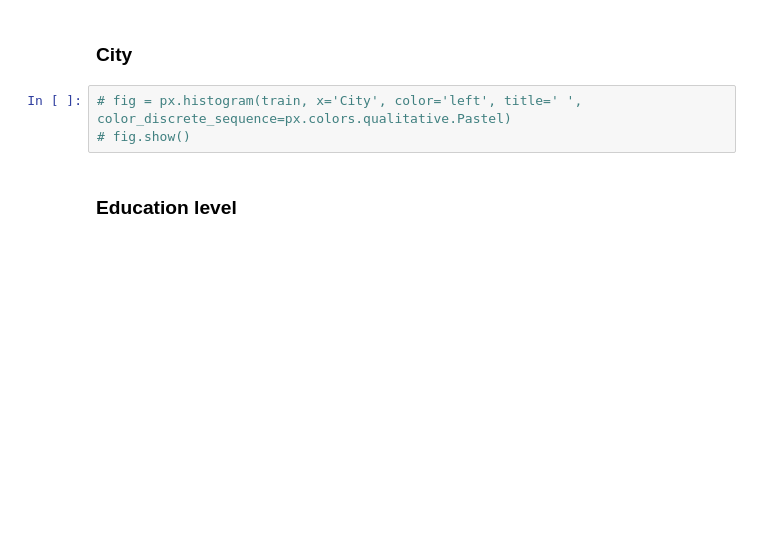
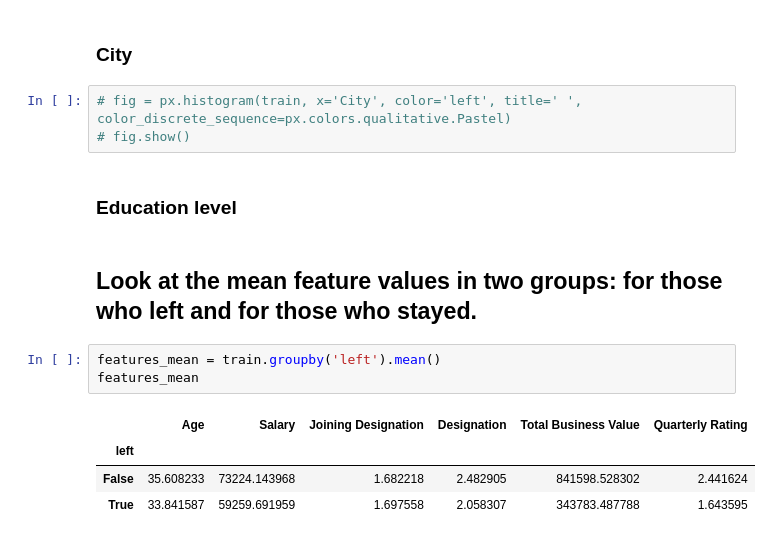
Before and after one commit to anniepank/Hackathon, a Jupyter notebook: Employees_churn_Liza.ipynb, the cells around one changed output. Cells and saved outputs as stored; diff of their text form; blank space fills up the shorter version.

```diff
--- a/Employees_churn_Liza.ipynb
+++ b/Employees_churn_Liza.ipynb
@@ -225,3 +238,13 @@ plot_graphs(train_pivot, 'Total Business Value')
 # fig.show()
 # %% [markdown]
 ### Education level
+# %% [markdown]
+## Look at the mean feature values in two groups: for those who left and for those who stayed.
+# %%
+features_mean = train.groupby('left').mean()
+features_mean
+# %% [output]
+|  | Age | Salary | Joining Designation | Designation | Total Business Value | Quarterly Rating |
+| left |  |  |  |  |  |  |
+| False | 35.608233 | 73224.143968 | 1.682218 | 2.482905 | 841598.528302 | 2.441624 |
+| True | 33.841587 | 59259.691959 | 1.697558 | 2.058307 | 343783.487788 | 1.643595 |
```
Also changed, not shown: parts of 18 cells of this notebook.
